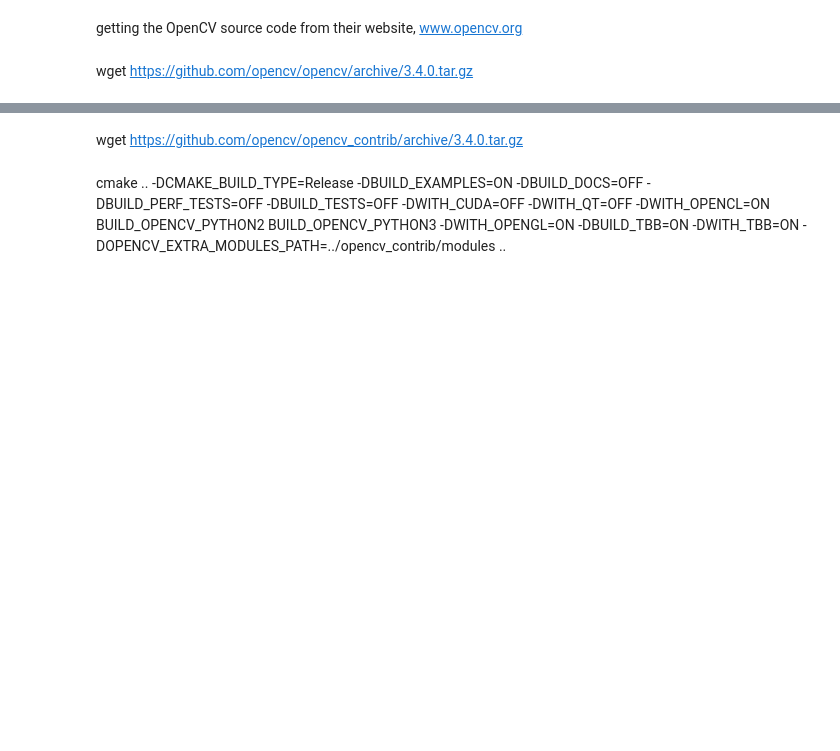
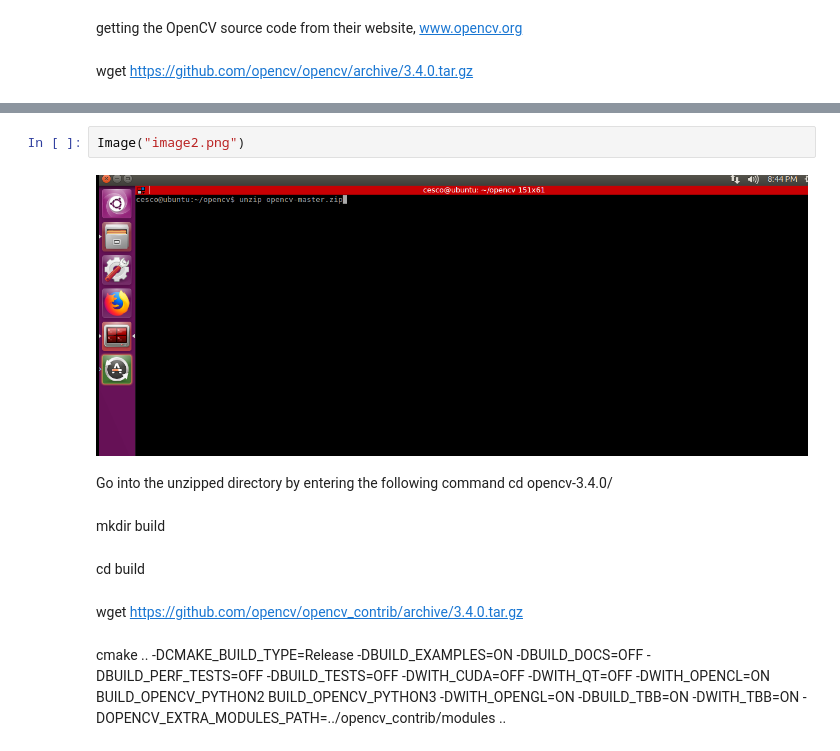
Before and after one commit to cesco345/Testing-OpenCV-with-the-Google-C-Testing-Framework, a Jupyter notebook: gtest_tutorial.ipynb, the cells around one changed output, grey strips where cells are left out. Saved outputs shown, nothing was run; the diff lists cells and outputs as text; blank space fills up the shorter version.

```diff
--- a/gtest_tutorial.ipynb
+++ b/gtest_tutorial.ipynb
@@ -19,3 +18,14 @@ cd build
+# %%
+Image("image2.png")
+# %% [output]
+[figure, added]
+# %% [markdown]
+Go into the unzipped directory by entering the following command
+cd opencv-3.4.0/
+# %% [markdown]
+mkdir build
+# %% [markdown]
+cd build
 # %% [markdown]
 wget https://github.com/opencv/opencv_contrib/archive/3.4.0.tar.gz
 # %% [markdown]
```
Also changed, not shown: parts of 2 cells of this notebook.
